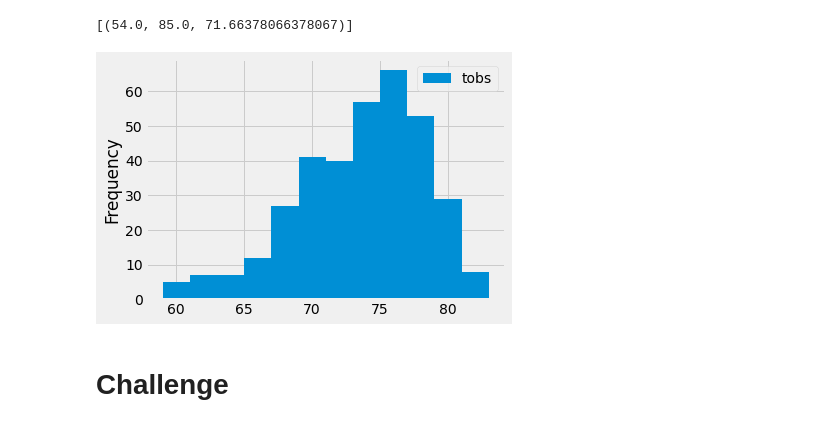
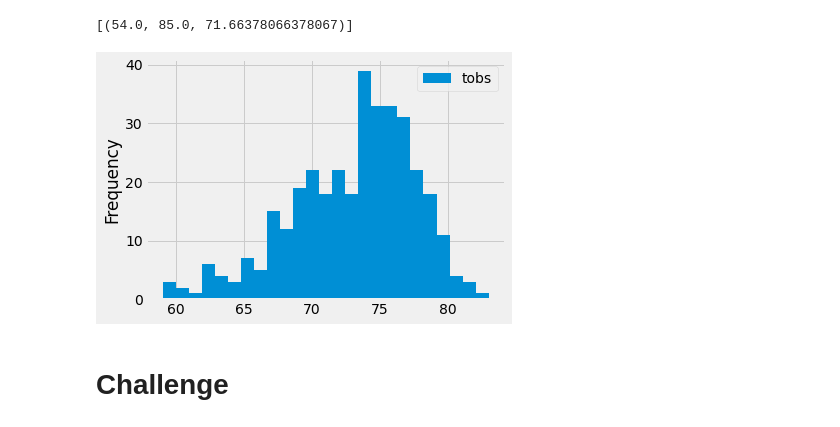
Before and after one commit to aamotz001/surfs_up, a Jupyter notebook: climate_analysis.ipynb, the cells around one changed output. Cells and saved outputs as stored; diff of their text form; code cells hidden in the pictures.

```diff
--- a/climate_analysis.ipynb
+++ b/climate_analysis.ipynb
@@ -105,16 +105,16 @@ filter(Measurement.station == 'USC00519281').all()
 # %%
 # Choose the station with the highest number of temperature observations.
 # Query the last 12 months of temperature observation data for this station and plot the results as a histogram
 results = session.query(Measurement.tobs).\
 filter(Measurement.station == 'USC00519281').\
 filter(Measurement.date >= prev_year).all()
 
 df = pd.DataFrame(results, columns=['tobs'])
 
-df.plot.hist(bins = 12)
+df.plot.hist(bins = 25)
 plt.tight_layout()
 # %% [output]
-[figure, old version]
+[figure, new version]
 # %%
 # Write a function called `calc_temps` that will accept start date and end date in the format '%Y-%m-%d'
 # and return the minimum, average, and maximum temperatures for that range of dates
```
Also changed, not shown: 1 other file.
